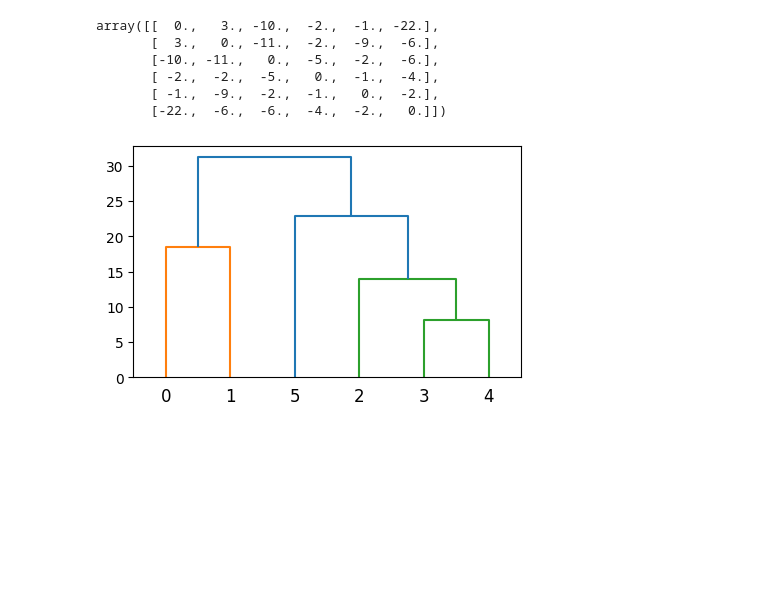
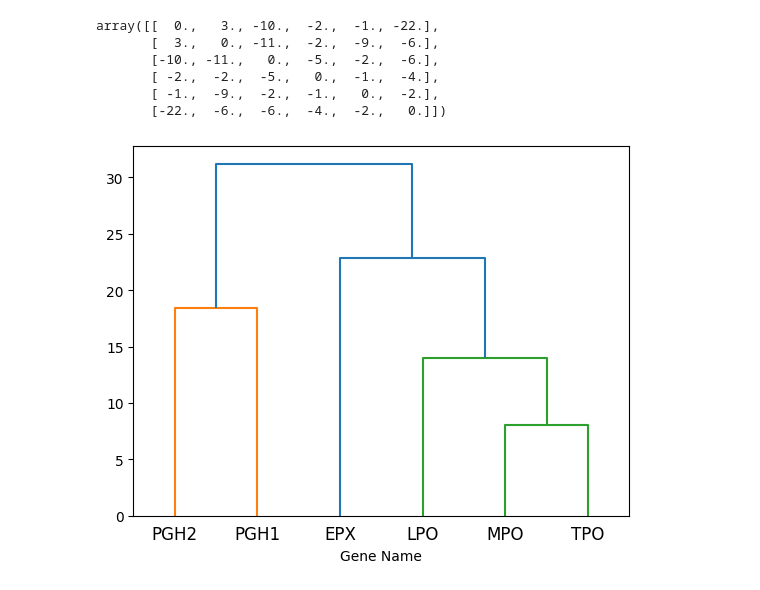
Before and after one commit to YXTang03/UCL_Drug_Design_Notebook, a Jupyter notebook: nw_for_msa.ipynb, the cells around one changed output. Drawn from its saved outputs; the diff is of its cells as text; code cells hidden in the pictures; blank space fills up the shorter version.

```diff
--- a/nw_for_msa.ipynb
+++ b/nw_for_msa.ipynb
@@ -116,12 +115,15 @@ class NW():
         seqa_output, seqb_output = self._traceback()
         return seqa_output, seqb_output
 # %%
-def msa_matrix(p_list):
+def msa_matrix(
+        p_list:list,
+        match_score:int|float, mismatch_score:int|float, gap_score:int|float
+):
     matrix = np.zeros((len(p_list), len(p_list)))
-    for i, seqa, in enumerate(p_list):
-        for j, seqb in enumerate(p_list):
+    for i, seqa, in enumerate(p_list[:-1]):
+        for j, seqb in enumerate(p_list[i+1:]):
             score = 0
-            nw = NW(seqa, seqb, match=1, mismatch=-1, gap=-2)
+            nw = NW(seqa, seqb, match=match_score, mismatch=mismatch_score, gap=gap_score)
             seqa_, seqb_ = nw.align()
 
             for k in range(len(seqa_)):
@@ -132,8 +134,9 @@ def msa_matrix(p_list):
                 else:
                     score =+ nw.gap_score
 
+            #print({f'i:{i}, j:{i+j+1}'})
             print(score)
-            matrix[i][j] = score
-    return matrix
-m = msa_matrix(p_list)
+            matrix[i][i+j+1] = score
+    return matrix + matrix.T
+m = msa_matrix(p_list, match_score=1, mismatch_score=-1, gap_score=-2)
 # %% [output]
@@ -168,11 +245,13 @@ array([[  0.,   3., -10.,  -2.,  -1., -22.],
 # %%
 from scipy.spatial.distance import pdist, squareform
 import matplotlib.pyplot as plt
 from scipy.cluster.hierarchy import linkage, dendrogram, fcluster
 z = linkage(m, 'ward')
 f = fcluster(z,2,'distance')
-plt.figure(figsize=(5, 3))
-dn = dendrogram(z)
-plt.show()
+ax, fig = plt.subplots()
+
+fig = dendrogram(z, labels=['PGH2', 'PGH1', 'LPO', 'MPO', 'TPO', 'EPX'])
+plt.xlabel('Gene Name')
+plt.savefig('nw_for_msa.png', dpi = 600)
 # %% [output]
-[figure, old version]
+[figure, new version]
```
Also changed, not shown: parts of 4 cells of this notebook.
